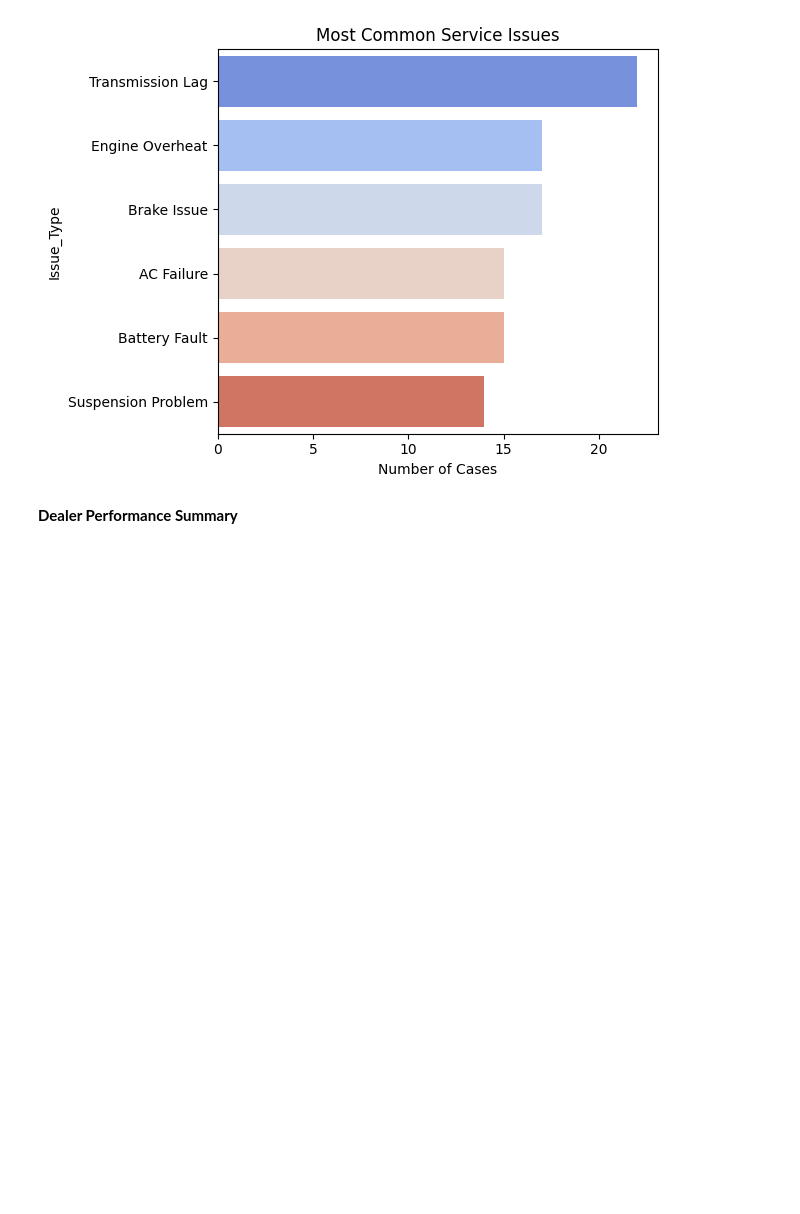
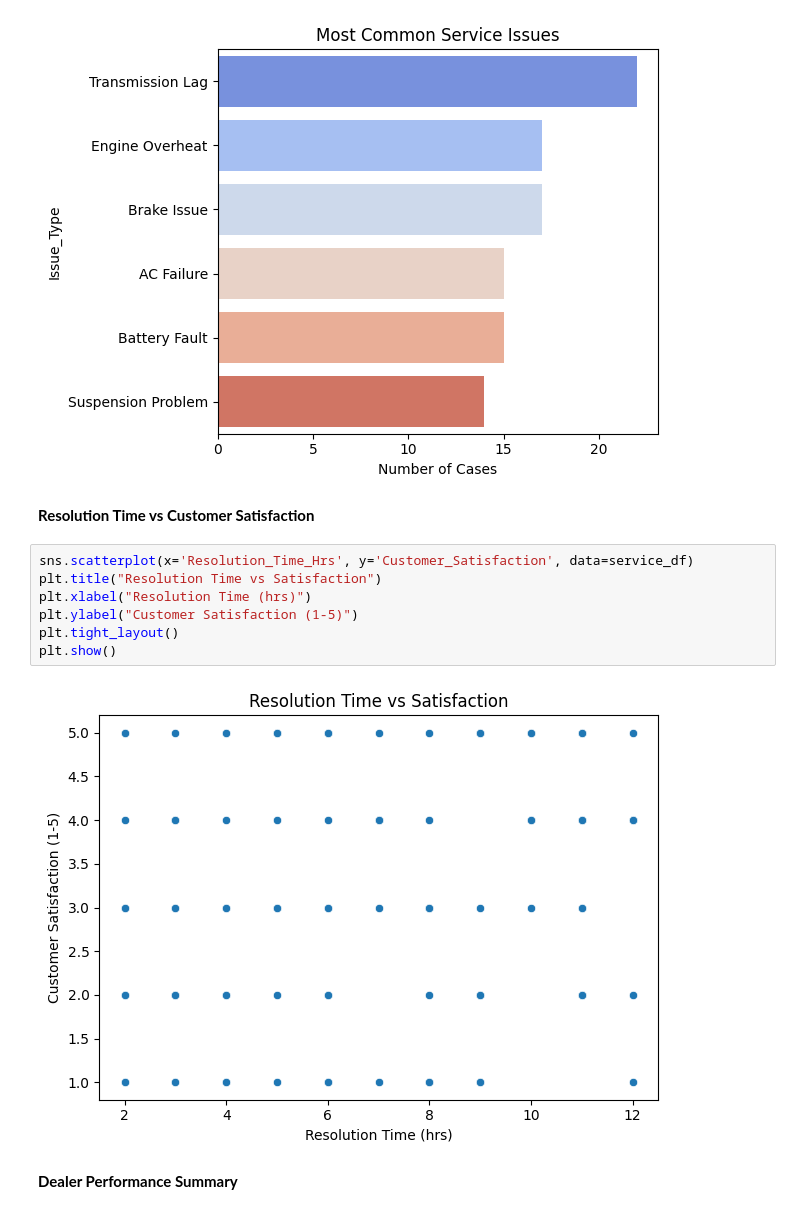
Before and after one commit to Ishita0807/Automobile-Sales-Service-Analytics, a Jupyter notebook: Automobile_Analysis.ipynb, the cells around one changed output. Drawn from its saved outputs; the diff is of its cells as text; blank space fills up the shorter version.

```diff
--- a/Automobile_Analysis.ipynb
+++ b/Automobile_Analysis.ipynb
@@ -68,6 +68,17 @@ plt.tight_layout()
 plt.show()
 # %% [output]
 [figure]
+# %% [markdown]
+**Resolution Time vs Customer Satisfaction**
+# %%
+sns.scatterplot(x='Resolution_Time_Hrs', y='Customer_Satisfaction', data=service_df)
+plt.title("Resolution Time vs Satisfaction")
+plt.xlabel("Resolution Time (hrs)")
+plt.ylabel("Customer Satisfaction (1-5)")
+plt.tight_layout()
+plt.show()
+# %% [output]
+[figure, added]
 # %% [markdown]
 **Dealer Performance Summary**
 # %%
```
